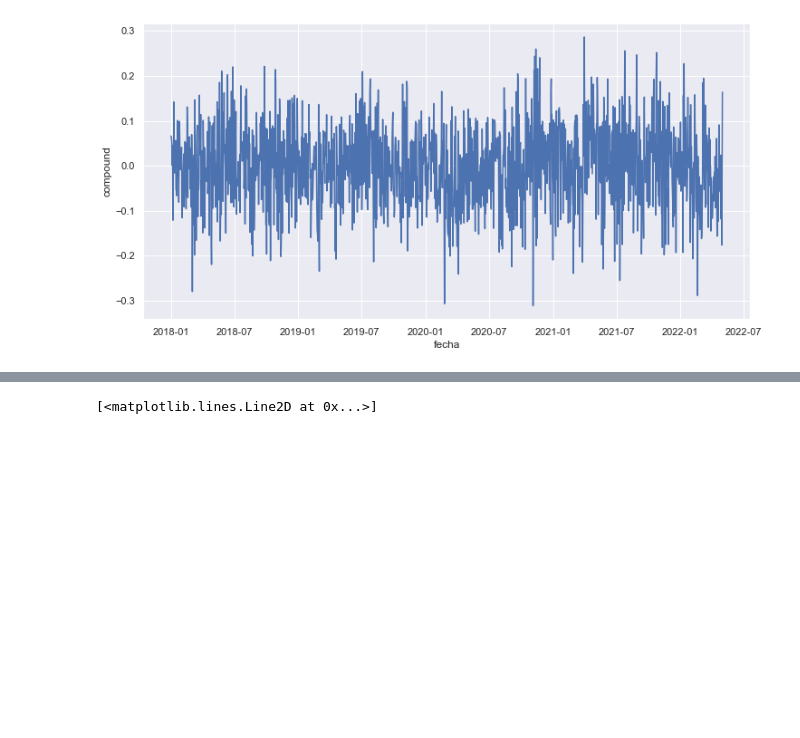
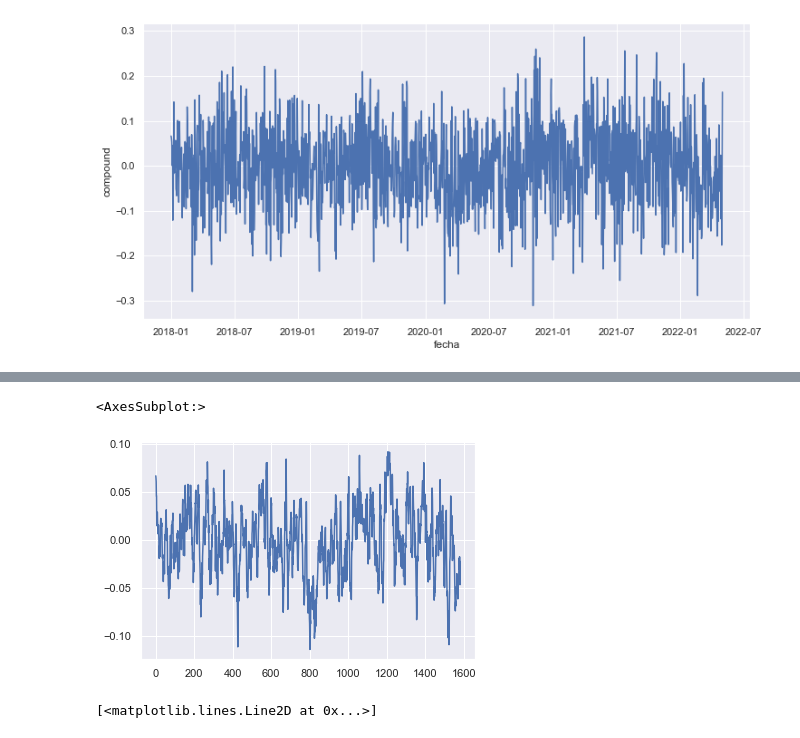
Before and after one commit to jesoto/Sentiment_and_news-Peru, a Jupyter notebook: thesis/Sentiment_Analysis_en.ipynb, the cells around one changed output, grey strips where cells are left out. Cells and saved outputs as stored; diff of their text form; code cells hidden in the pictures; blank space fills up the shorter version.

```diff
--- a/thesis/Sentiment_Analysis_en.ipynb
+++ b/thesis/Sentiment_Analysis_en.ipynb
@@ -961,3 +1123,9 @@ sns.lineplot(xd['fecha'], xd.compound)
+# %%
+xd['compound'].rolling(window=9, min_periods=1).mean().plot()
+#BTC_USD['Close'].rolling(window=9, min_periods=1).mean()
+# %% [output]
+<AxesSubplot:>
+[figure, added]
 # %%
 plt.figure(figsize=(26,6))
 plt.plot(mean_smoothed)
```
Also changed, not shown: parts of 22 cells of this notebook.
